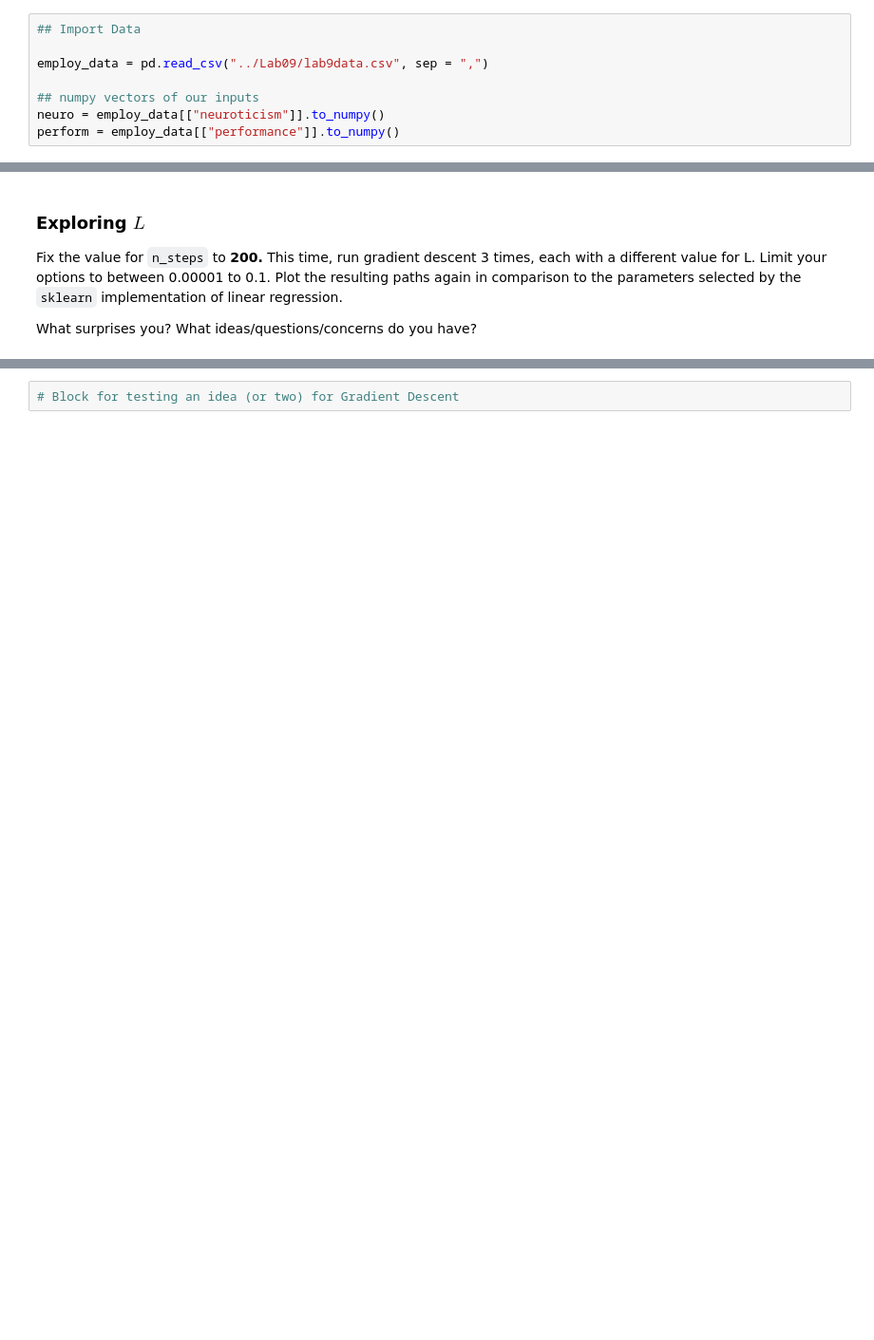
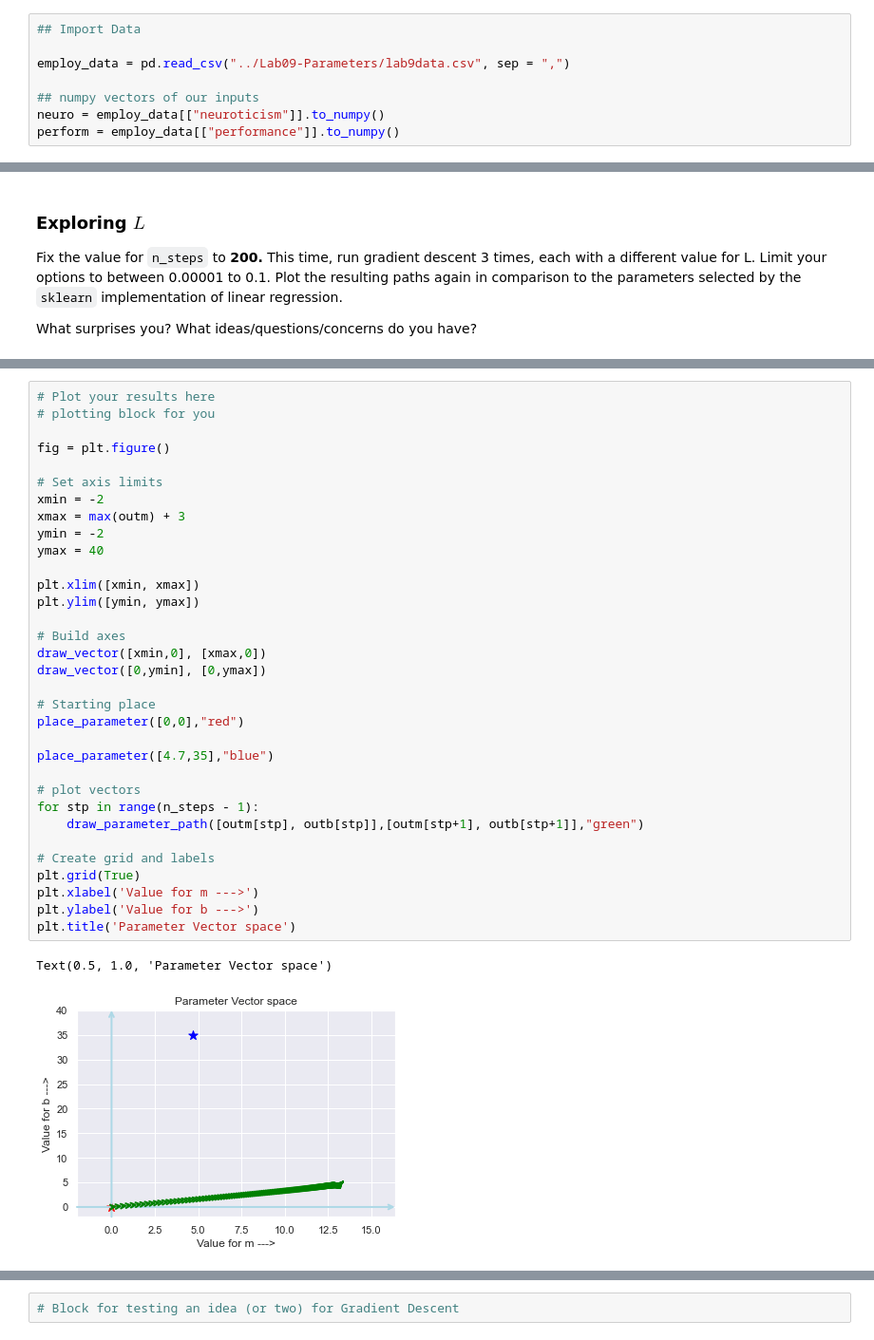
Before and after one commit to comp-machine-learning-fall2022/course-materials, a Jupyter notebook: Labs/Lab11-GradientDescent2/Lab11.ipynb, the cells around one changed output, grey strips where cells are left out. Shown at 95% size. Saved outputs shown, nothing was run; the diff lists cells and outputs as text; blank space fills up the shorter version.

```diff
--- a/Labs/Lab11-GradientDescent2/Lab11.ipynb
+++ b/Labs/Lab11-GradientDescent2/Lab11.ipynb
@@ -59,7 +65,7 @@ def adjust_L(current_L, grad_step_num):
 # %%
 ## Import Data
 
-employ_data = pd.read_csv("../Lab09/lab9data.csv", sep = ",")
+employ_data = pd.read_csv("../Lab09-Parameters/lab9data.csv", sep = ",")
 
 ## numpy vectors of our inputs
 neuro = employ_data[["neuroticism"]].to_numpy()
@@ -125,0 +165,36 @@ What surprises you? What ideas/questions/concerns do you have?
+# %%
+# Plot your results here
+# plotting block for you
+
+fig = plt.figure()
+
+# Set axis limits
+xmin = -2
+xmax = max(outm) + 3
+ymin = -2
+ymax = 40
+
+plt.xlim([xmin, xmax])
+plt.ylim([ymin, ymax])
+
+# Build axes
+draw_vector([xmin,0], [xmax,0])
+draw_vector([0,ymin], [0,ymax])
+
+# Starting place
+place_parameter([0,0],"red")
+
+place_parameter([4.7,35],"blue")
+
+# plot vectors
+for stp in range(n_steps - 1):
+    draw_parameter_path([outm[stp], outb[stp]],[outm[stp+1], outb[stp+1]],"green")
+
+# Create grid and labels
+plt.grid(True)
+plt.xlabel('Value for m --->')
+plt.ylabel('Value for b --->')
+plt.title('Parameter Vector space')
+# %% [output]
+Text(0.5, 1.0, 'Parameter Vector space')
+[figure, added]
```
Also changed, not shown: parts of 14 cells of this notebook.
